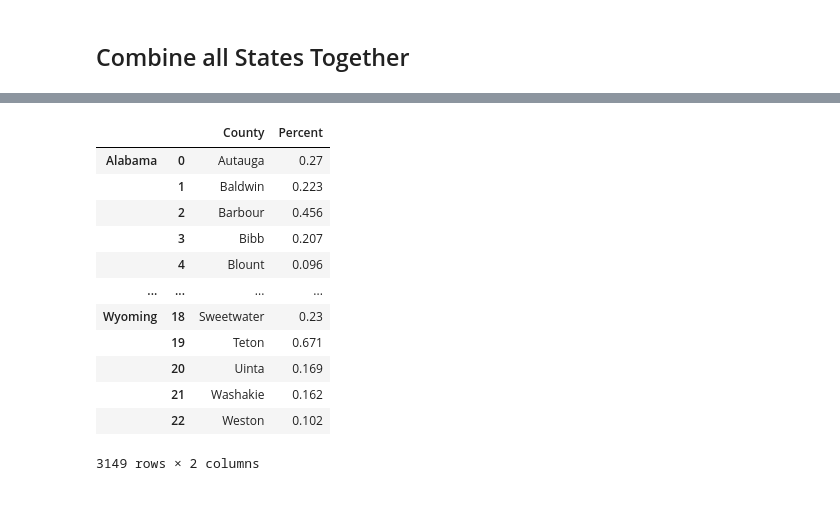
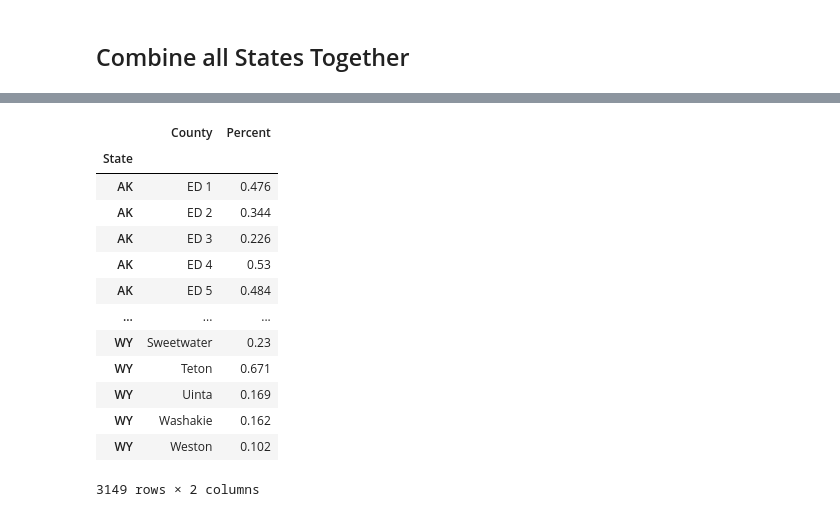
Before and after one commit to trannghia207/470Project, a Jupyter notebook: Township_to_Counties_Election.ipynb, the cells around one changed output, grey strips where cells are left out. Saved outputs shown, nothing was run; the diff lists cells and outputs as text; code cells hidden in the pictures.

```diff
--- a/Township_to_Counties_Election.ipynb
+++ b/Township_to_Counties_Election.ipynb
@@ -336,22 +377,23 @@ result = result.dropna(axis=1, how='all')
 # %%
-result = result.stack().unstack(level=0)
-result = result.T
+result = result.stack().unstack(level=0).T.rename_axis(index=['State',''])
+result = result.reset_index(level = 0)
 result = result.dropna(axis=0, how='any')
+result = result.set_index('State')
+result
+# %% [output]
+|  | County | Percent |
+| State |  |  |
+| AK | ED 1 | 0.476 |
+| AK | ED 2 | 0.344 |
+| AK | ED 3 | 0.226 |
+| AK | ED 4 | 0.53 |
+| AK | ED 5 | 0.484 |
+| ... | ... | ... |
+| WY | Sweetwater | 0.23 |
+| WY | Teton | 0.671 |
+| WY | Uinta | 0.169 |
+| WY | Washakie | 0.162 |
+| WY | Weston | 0.102 |
+3149 rows × 2 columns
-# %%
-result
-# %% [output]
-|  |  | County | Percent |
-| Alabama | 0 | Autauga | 0.27 |
-|  | 1 | Baldwin | 0.223 |
-|  | 2 | Barbour | 0.456 |
-|  | 3 | Bibb | 0.207 |
-|  | 4 | Blount | 0.096 |
-| ... | ... | ... | ... |
-| Wyoming | 18 | Sweetwater | 0.23 |
-|  | 19 | Teton | 0.671 |
-|  | 20 | Uinta | 0.169 |
-|  | 21 | Washakie | 0.162 |
-|  | 22 | Weston | 0.102 |
-3149 rows × 2 columns
 # %%
 result.to_excel("Final_Election_Result.xlsx")
```
Also changed, not shown: parts of 3 cells of this notebook, 1 other file.
